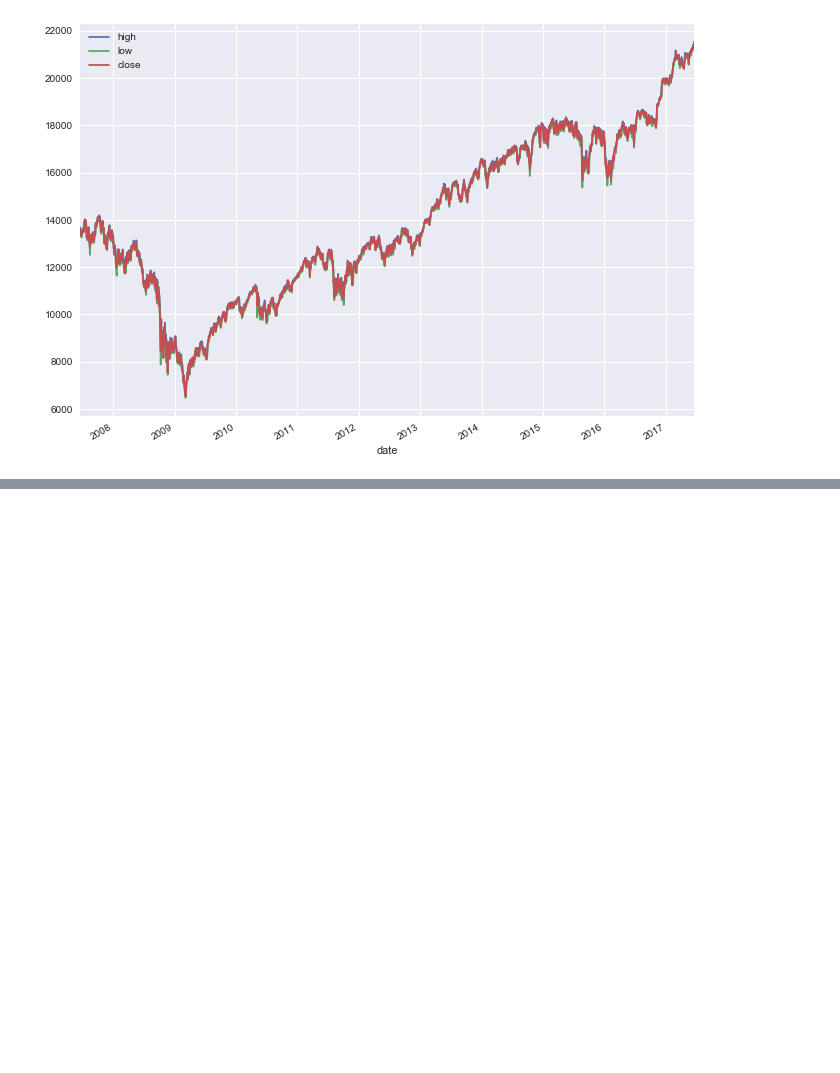
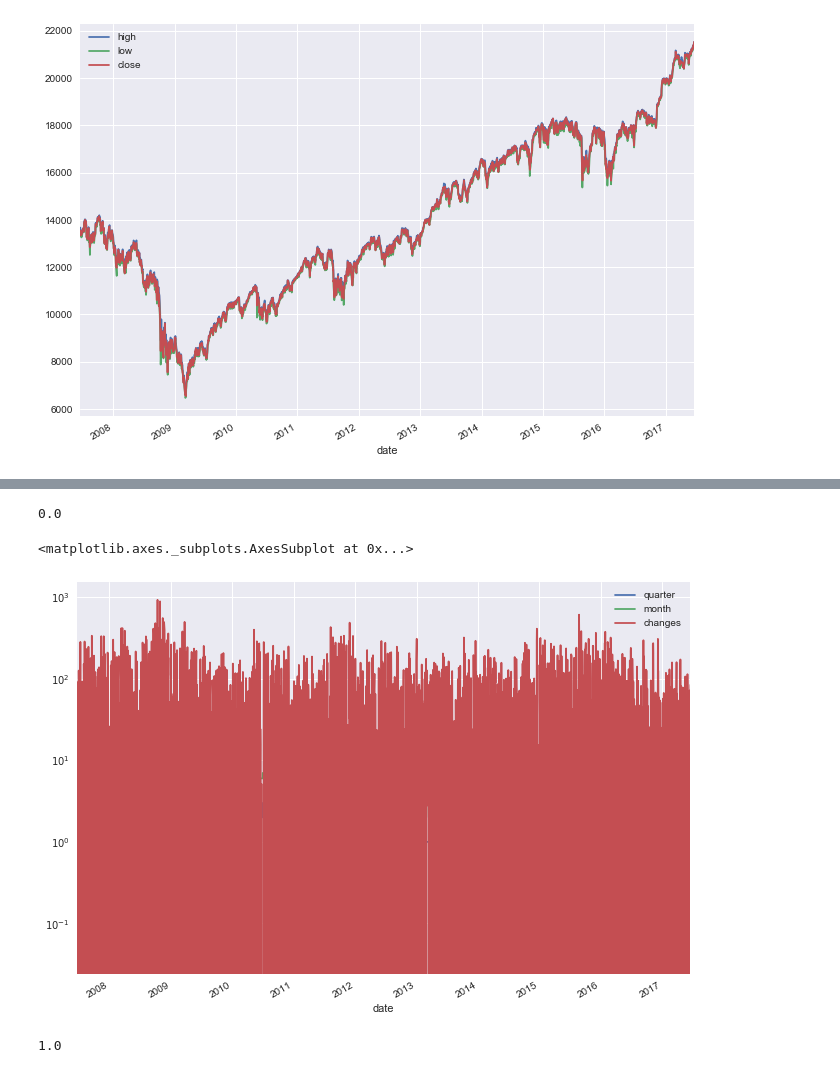
Before and after one commit to cmycherry/springboard, a Jupyter notebook: stock-prices/djiapredict.ipynb, the cells around one changed output, grey strips where cells are left out. Cells and saved outputs as stored; diff of their text form; code cells hidden in the pictures; blank space fills up the shorter version.

```diff
--- a/stock-prices/djiapredict.ipynb
+++ b/stock-prices/djiapredict.ipynb
@@ -89,0 +273,16 @@ NameError: name 'df' is not defined
+# %%
+np.log(+1)
+# %% [output]
+0.0
+# %%
+df3=df[['quarter','month','changes']]
+df3.plot(figsize=(11,8),logy=True)
+
+#NaN value
+# %% [output]
+<matplotlib.axes._subplots.AxesSubplot at 0x...>
+[figure, added]
+# %%
+np.log(np.e)
+# %% [output]
+1.0
```
Also changed, not shown: parts of 27 cells of this notebook.
